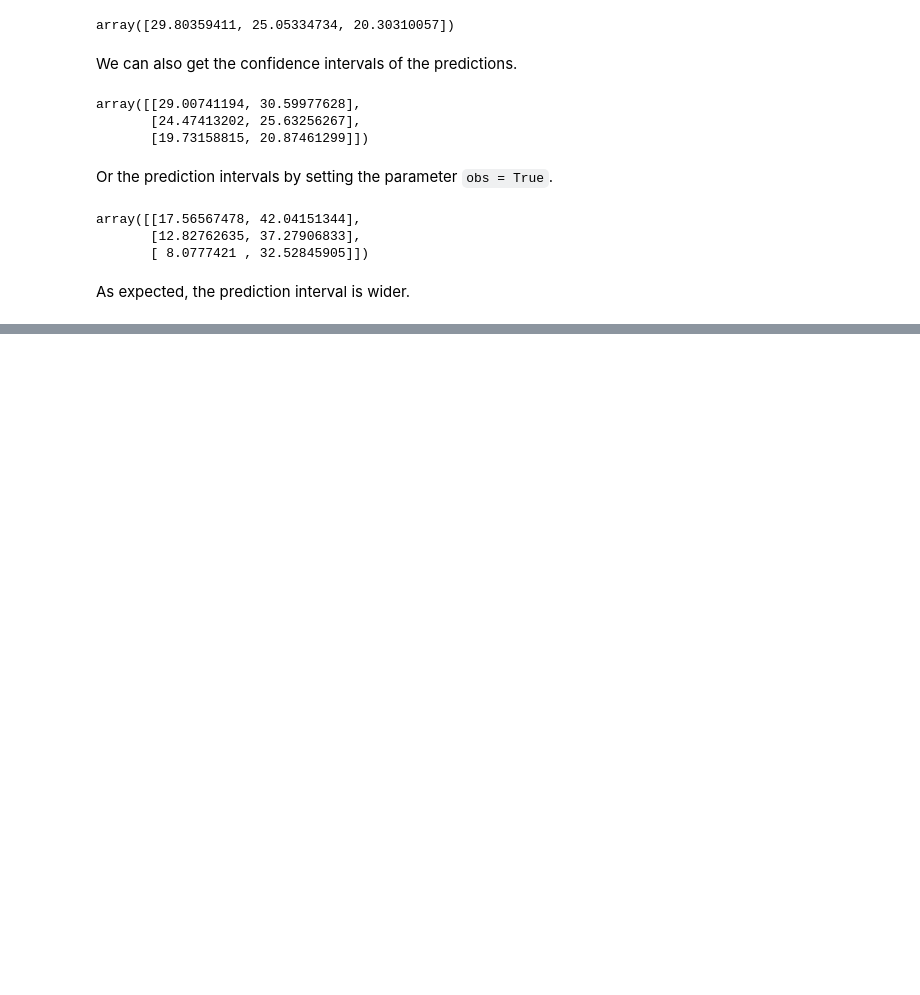
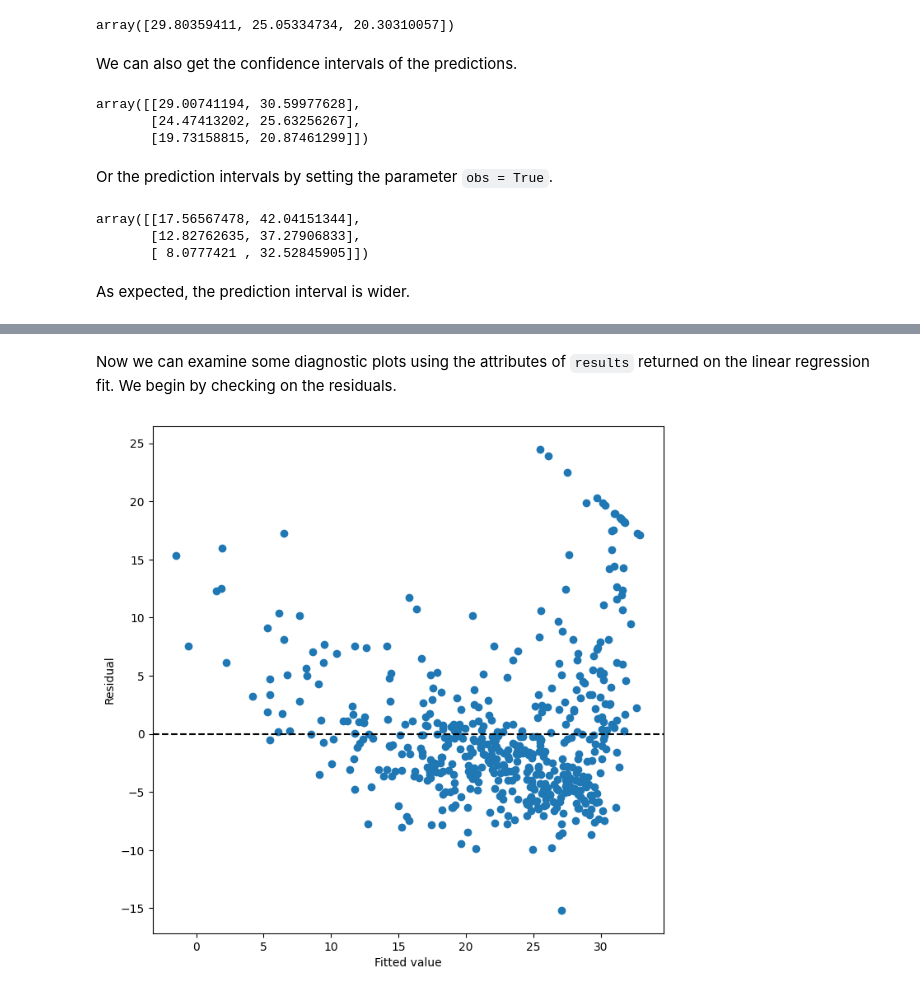
Before and after one commit to lucasiuri/ISLP_solutions, a Jupyter notebook: 3 - Linear Regression/ch3_lab.ipynb, the cells around one changed output, grey strips where cells are left out. Drawn from its saved outputs; the diff is of its cells as text; code cells hidden in the pictures; blank space fills up the shorter version.

```diff
--- a/3 - Linear Regression/ch3_lab.ipynb
+++ b/3 - Linear Regression/ch3_lab.ipynb
@@ -233,0 +256,10 @@ As expected, the prediction interval is wider.
+# %% [markdown]
+Now we can examine some diagnostic plots using the attributes of `results` returned on the linear regression fit. We begin by checking on the residuals.
+# %%
+ax = subplots(figsize = (8,8))[1] # we will only use the ax returned by subplots (bot the fig)
+ax.scatter(results.fittedvalues, results.resid)
+ax.set_xlabel('Fitted value')
+ax.set_ylabel('Residual')
+ax.axhline(0, c = 'k', ls = '--'); # function to add a horizontal line at y = 0
+# %% [output]
+[figure, added]
```
Also changed, not shown: parts of 9 cells of this notebook.
